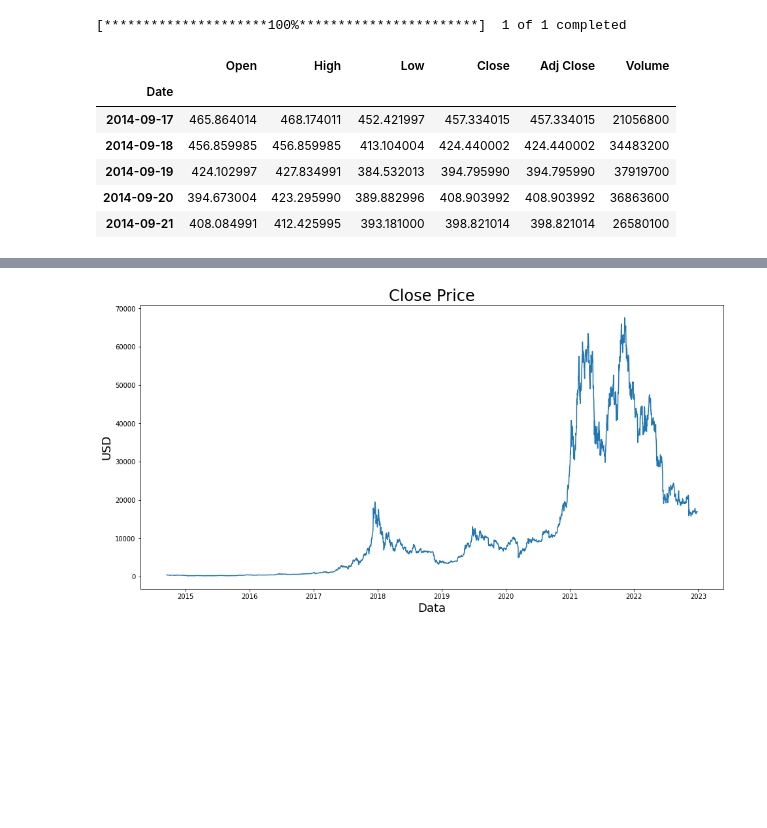
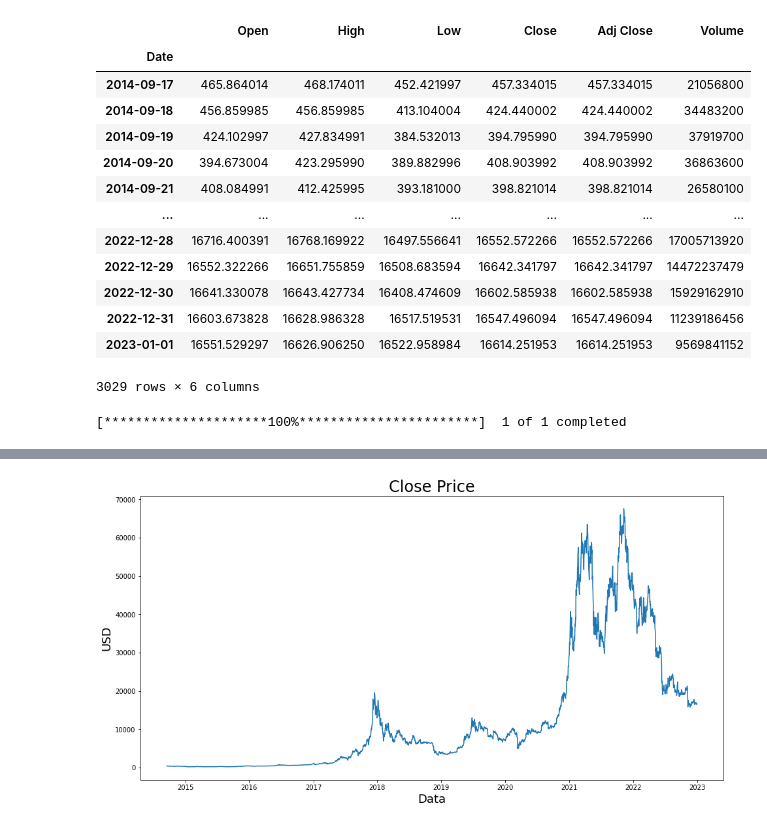
Before and after one commit to ShahbazVK/bitcoin-prediction-project, a Jupyter notebook: Bitcoin_Price_Prediction.ipynb, the cells around one changed output, grey strips where cells are left out. Drawn from its saved outputs; the diff is of its cells as text; code cells hidden in the pictures; blank space fills up the shorter version.

```diff
--- a/Bitcoin_Price_Prediction.ipynb
+++ b/Bitcoin_Price_Prediction.ipynb
@@ -12,26 +12,35 @@ import matplotlib.pyplot as plt
 from pandas_datareader import data as pdr
 import yfinance as yf
 from datetime import datetime
+# %%
+df_bitcoinity = pd.read_csv('Bitcoinity_btc_daily.csv',index_col=0)
+df_bitcoinity
+df_kaggle = pd.read_csv('kaggle_export_dailyBtc.csv',index_col=0)
+df_kaggle
+# %% [output]
+|  | Open | High | Low | Close | Adj Close | Volume |
+| Date |  |  |  |  |  |  |
+| 2014-09-17 | 465.864014 | 468.174011 | 452.421997 | 457.334015 | 457.334015 | 21056800 |
+| 2014-09-18 | 456.859985 | 456.859985 | 413.104004 | 424.440002 | 424.440002 | 34483200 |
+| 2014-09-19 | 424.102997 | 427.834991 | 384.532013 | 394.795990 | 394.795990 | 37919700 |
+| 2014-09-20 | 394.673004 | 423.295990 | 389.882996 | 408.903992 | 408.903992 | 36863600 |
+| 2014-09-21 | 408.084991 | 412.425995 | 393.181000 | 398.821014 | 398.821014 | 26580100 |
+| ... | ... | ... | ... | ... | ... | ... |
+| 2022-12-28 | 16716.400391 | 16768.169922 | 16497.556641 | 16552.572266 | 16552.572266 | 17005713920 |
+| 2022-12-29 | 16552.322266 | 16651.755859 | 16508.683594 | 16642.341797 | 16642.341797 | 14472237479 |
+| 2022-12-30 | 16641.330078 | 16643.427734 | 16408.474609 | 16602.585938 | 16602.585938 | 15929162910 |
+| 2022-12-31 | 16603.673828 | 16628.986328 | 16517.519531 | 16547.496094 | 16547.496094 | 11239186456 |
+| 2023-01-01 | 16551.529297 | 16626.906250 | 16522.958984 | 16614.251953 | 16614.251953 | 9569841152 |
+3029 rows × 6 columns
 # %%
 currentDay = datetime.now().day
 currentMonth = datetime.now().month
 currentYear = datetime.now().year
-
 # print(currentDay,currentMonth,currentYear)
-
-
 yf.pdr_override()
 y_symbols = ['BTC-USD']
 startdate=datetime(2014,1,1)
 enddate=datetime(currentYear,currentMonth,currentDay)
 df = pdr.get_data_yahoo(y_symbols, start=startdate, end=enddate)
-df.head()
 # %% [output]
 [*********************100%***********************]  1 of 1 completed
-|  | Open | High | Low | Close | Adj Close | Volume |
-| Date |  |  |  |  |  |  |
-| 2014-09-17 | 465.864014 | 468.174011 | 452.421997 | 457.334015 | 457.334015 | 21056800 |
-| 2014-09-18 | 456.859985 | 456.859985 | 413.104004 | 424.440002 | 424.440002 | 34483200 |
-| 2014-09-19 | 424.102997 | 427.834991 | 384.532013 | 394.795990 | 394.795990 | 37919700 |
-| 2014-09-20 | 394.673004 | 423.295990 | 389.882996 | 408.903992 | 408.903992 | 36863600 |
-| 2014-09-21 | 408.084991 | 412.425995 | 393.181000 | 398.821014 | 398.821014 | 26580100 |
```
Also changed, not shown: parts of 33 cells of this notebook, 2 other files.
